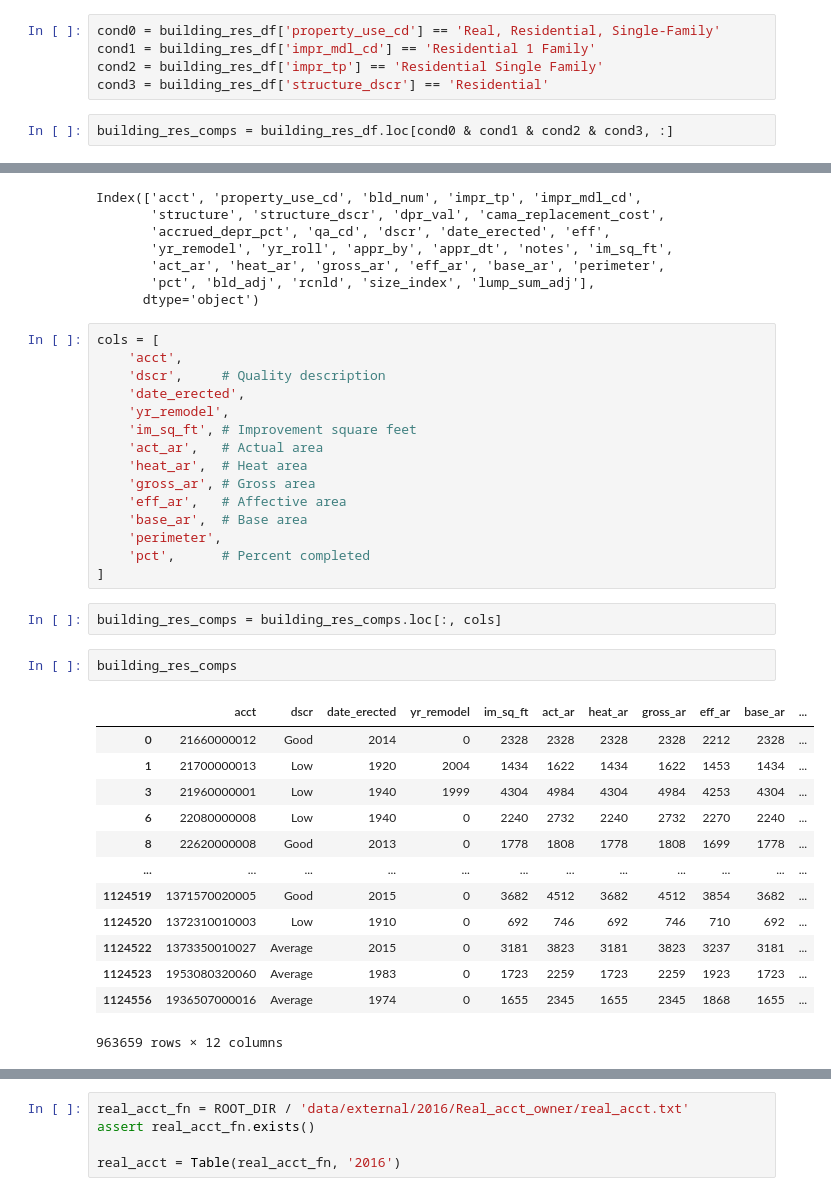
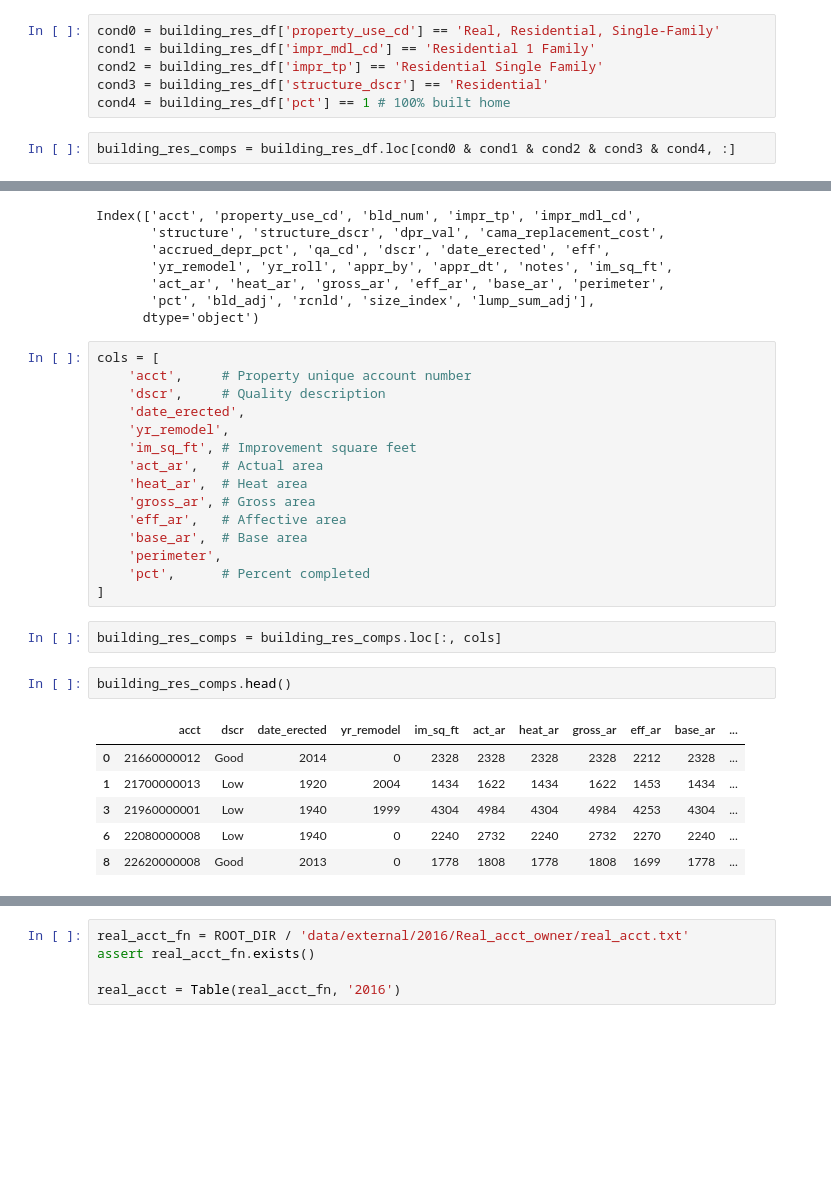
Before and after one commit to RafaelPinto/hcad_pred, a Jupyter notebook: notebooks/01_Exploratory/1.0-rp-hcad-data-view.ipynb, the cells around one changed output, grey strips where cells are left out. Drawn from its saved outputs; the diff is of its cells as text; blank space fills up the shorter version.

```diff
--- a/notebooks/01_Exploratory/1.0-rp-hcad-data-view.ipynb
+++ b/notebooks/01_Exploratory/1.0-rp-hcad-data-view.ipynb
@@ -200,6 +200,7 @@ cond0 = building_res_df['property_use_cd'] == 'Real, Residential, Single-Family'
 cond1 = building_res_df['impr_mdl_cd'] == 'Residential 1 Family'
 cond2 = building_res_df['impr_tp'] == 'Residential Single Family'
 cond3 = building_res_df['structure_dscr'] == 'Residential'
+cond4 = building_res_df['pct'] == 1 # 100% built home
 # %%
-building_res_comps = building_res_df.loc[cond0 & cond1 & cond2 & cond3, :]
+building_res_comps = building_res_df.loc[cond0 & cond1 & cond2 & cond3 & cond4, :]
 # %% [markdown]
@@ -248,7 +249,7 @@ Index(['acct', 'property_use_cd', 'bld_num', 'impr_tp', 'impr_mdl_cd',
       dtype='object')
 # %%
 cols = [
-    'acct',
+    'acct',     # Property unique account number
     'dscr',     # Quality description
     'date_erected',
     'yr_remodel',
@@ -264,18 +265,11 @@ cols = [
 # %%
 building_res_comps = building_res_comps.loc[:, cols]
 # %%
-building_res_comps
+building_res_comps.head()
 # %% [output]
 |  | acct | dscr | date_erected | yr_remodel | im_sq_ft | act_ar | heat_ar | gross_ar | eff_ar | base_ar | ... |
 | 0 | 21660000012 | Good | 2014 | 0 | 2328 | 2328 | 2328 | 2328 | 2212 | 2328 | ... |
 | 1 | 21700000013 | Low | 1920 | 2004 | 1434 | 1622 | 1434 | 1622 | 1453 | 1434 | ... |
 | 3 | 21960000001 | Low | 1940 | 1999 | 4304 | 4984 | 4304 | 4984 | 4253 | 4304 | ... |
 | 6 | 22080000008 | Low | 1940 | 0 | 2240 | 2732 | 2240 | 2732 | 2270 | 2240 | ... |
 | 8 | 22620000008 | Good | 2013 | 0 | 1778 | 1808 | 1778 | 1808 | 1699 | 1778 | ... |
-| ... | ... | ... | ... | ... | ... | ... | ... | ... | ... | ... | ... |
-| 1124519 | 1371570020005 | Good | 2015 | 0 | 3682 | 4512 | 3682 | 4512 | 3854 | 3682 | ... |
-| 1124520 | 1372310010003 | Low | 1910 | 0 | 692 | 746 | 692 | 746 | 710 | 692 | ... |
-| 1124522 | 1373350010027 | Average | 2015 | 0 | 3181 | 3823 | 3181 | 3823 | 3237 | 3181 | ... |
-| 1124523 | 1953080320060 | Average | 1983 | 0 | 1723 | 2259 | 1723 | 2259 | 1923 | 1723 | ... |
-| 1124556 | 1936507000016 | Average | 1974 | 0 | 1655 | 2345 | 1655 | 2345 | 1868 | 1655 | ... |
-963659 rows × 12 columns
```
Also changed, not shown: parts of 22 cells of this notebook.
